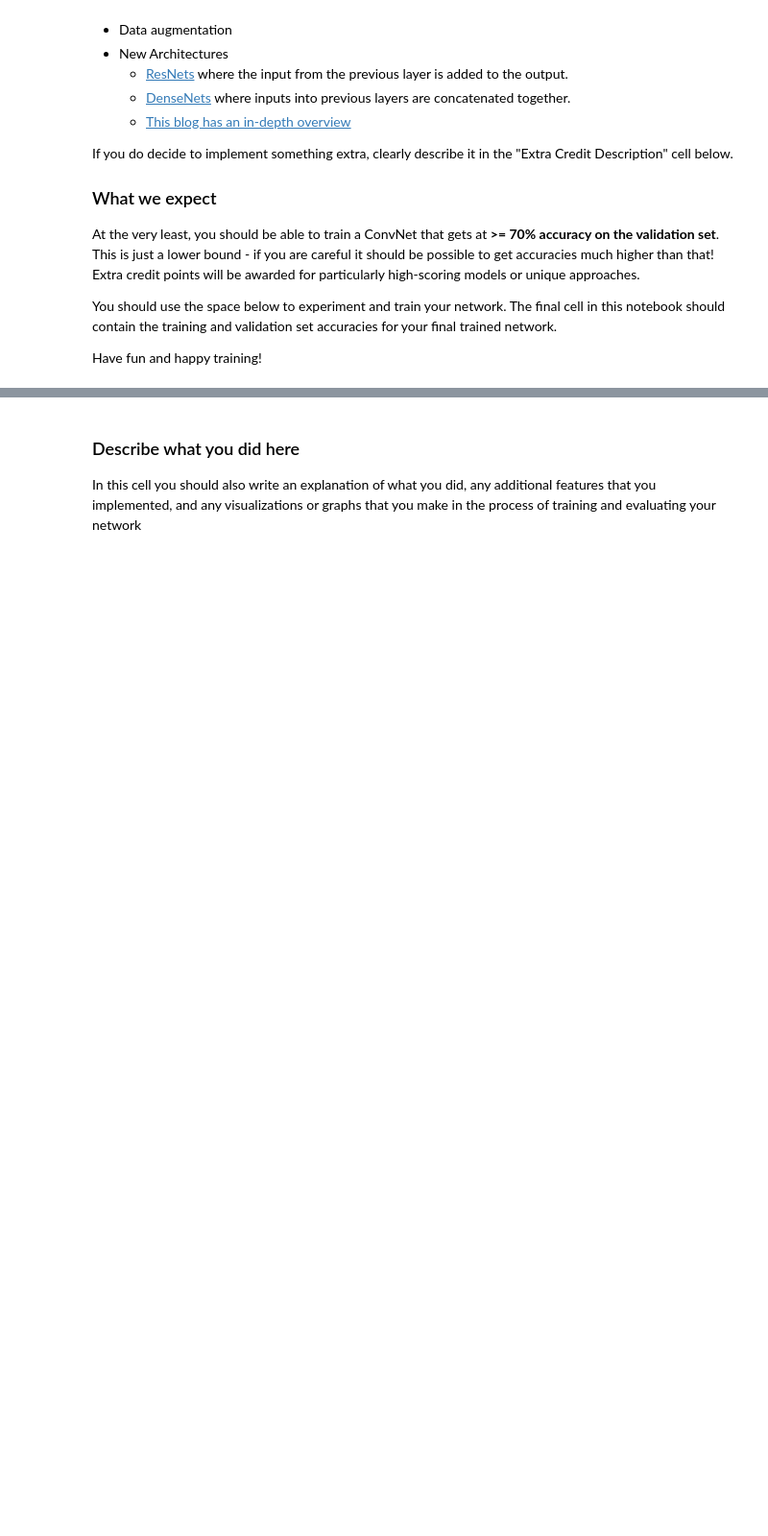
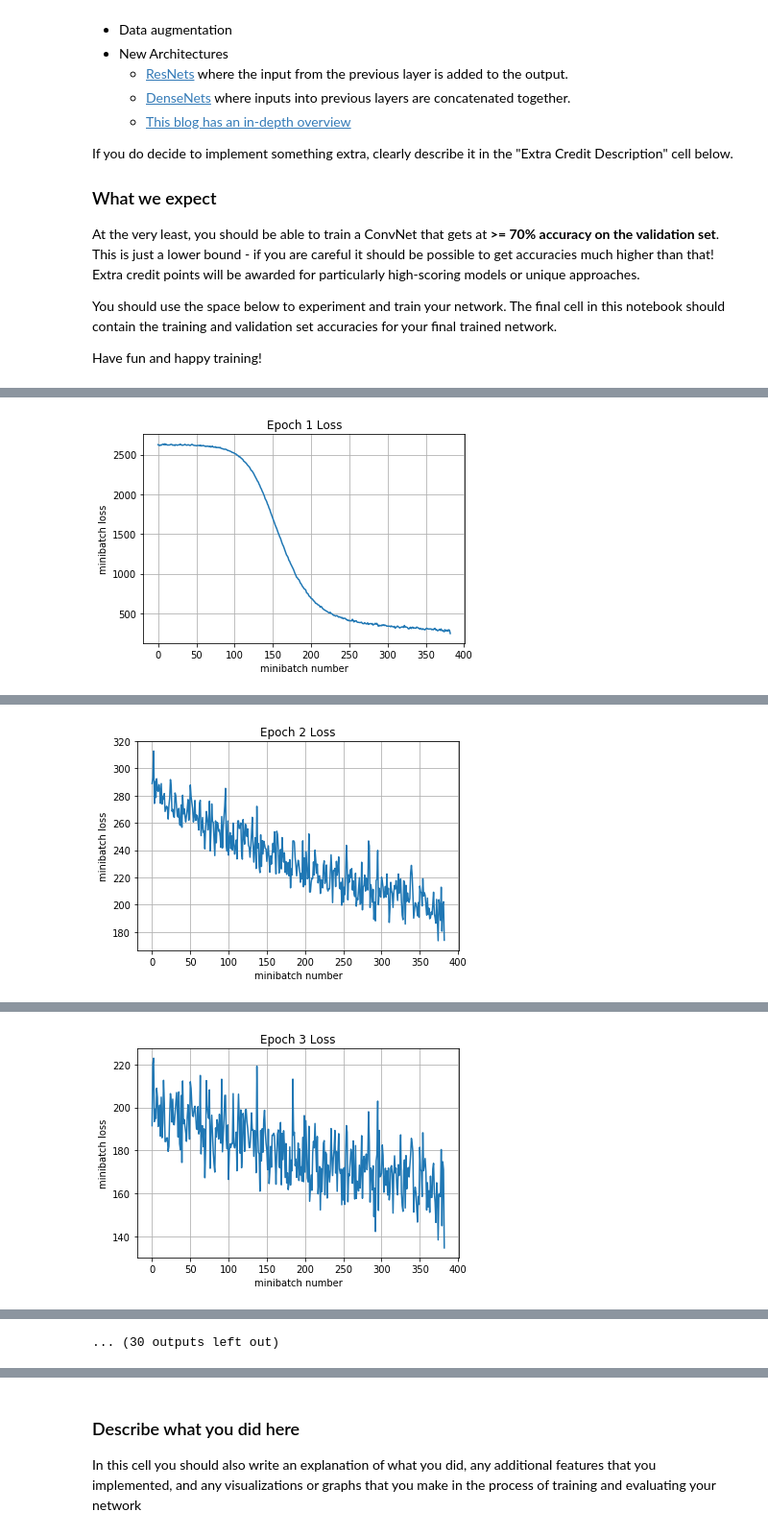
Before and after one commit to baek-jinoo/cs231n_assignments, a Jupyter notebook: assignment2/TensorFlow.ipynb, the cells around one changed output, grey strips where cells are left out. Shown: that part at 96% size. Cells and saved outputs as stored; diff of their text form; code cells hidden in the pictures; blank space fills up the shorter version.

```diff
--- a/assignment2/TensorFlow.ipynb
+++ b/assignment2/TensorFlow.ipynb
@@ -480,26 +467,3 @@ At the very least, you should be able to train a ConvNet that gets at **>= 70% a
 You should use the space below to experiment and train your network. The final cell in this notebook should contain the training and validation set accuracies for your final trained network.
 
 Have fun and happy training!
-# %%
-# Feel free to play with this cell
-
-def my_model(X,y,is_training):
-    pass
-
-tf.reset_default_graph()
-
-X = tf.placeholder(tf.float32, [None, 32, 32, 3])
-y = tf.placeholder(tf.int64, [None])
-is_training = tf.placeholder(tf.bool)
-
-y_out = my_model(X,y,is_training)
-mean_loss = None
-optimizer = None
-
-
-pass
-
-# batch normalization in tensorflow requires this extra dependency
-extra_update_ops = tf.get_collection(tf.GraphKeys.UPDATE_OPS)
-with tf.control_dependencies(extra_update_ops):
-    train_step = optimizer.minimize(mean_loss)
@@ -512,6 +643,10 @@ sess = tf.Session()
 
 sess.run(tf.global_variables_initializer())
 print('Training')
-run_model(sess,y_out,mean_loss,X_train,y_train,10,64,100,train_step,True)
+# def run_model(session, predict, loss_val, Xd, yd,
+#               epochs=1, batch_size=64, print_every=100,
+#               training=None, plot_losses=False):
+run_model(sess,y_out,mean_loss,X_train,y_train,20,128,100,train_step,True)
 print('Validation')
 run_model(sess,y_out,mean_loss,X_val,y_val,1,64)
+# %% [output]
@@ -517,0 +659 @@ run_model(sess,y_out,mean_loss,X_val,y_val,1,64)
+[figure, added]
@@ -517,0 +665 @@ run_model(sess,y_out,mean_loss,X_val,y_val,1,64)
+[figure, added]
@@ -517,0 +671 @@ run_model(sess,y_out,mean_loss,X_val,y_val,1,64)
+[figure, added]
@@ -518,3 +689,4 @@ run_model(sess,y_out,mean_loss,X_val,y_val,1,64)
+... (30 outputs left out)
 # %%
 # Test your model here, and make sure
 # the output of this cell is the accuracy
```
Also changed, not shown: parts of 7 cells of this notebook, 1 other file.
